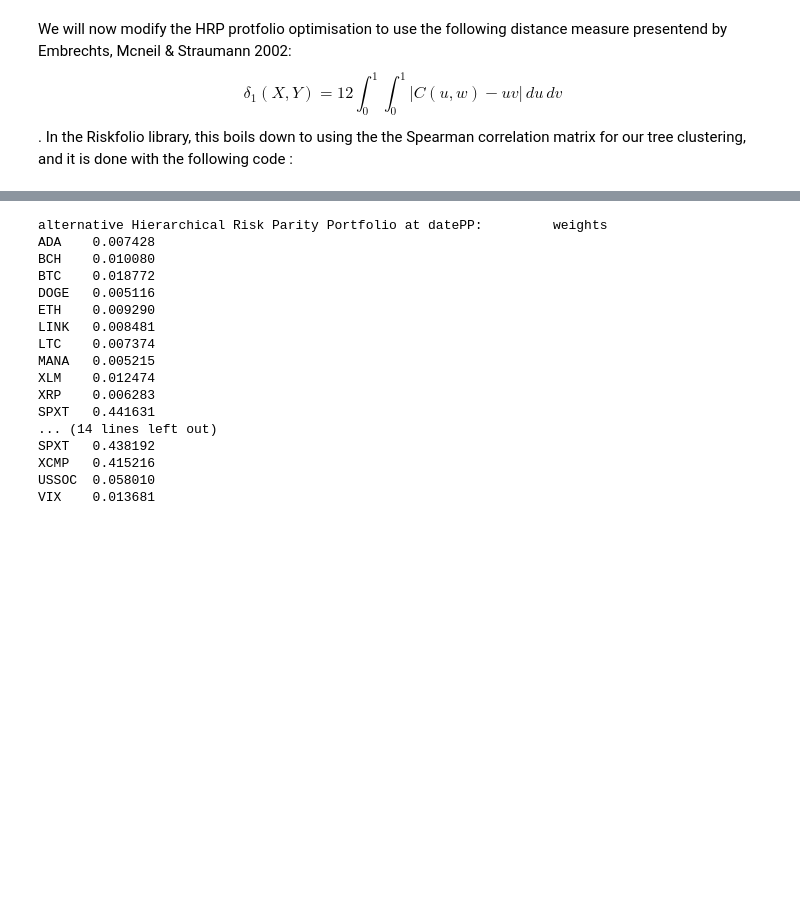
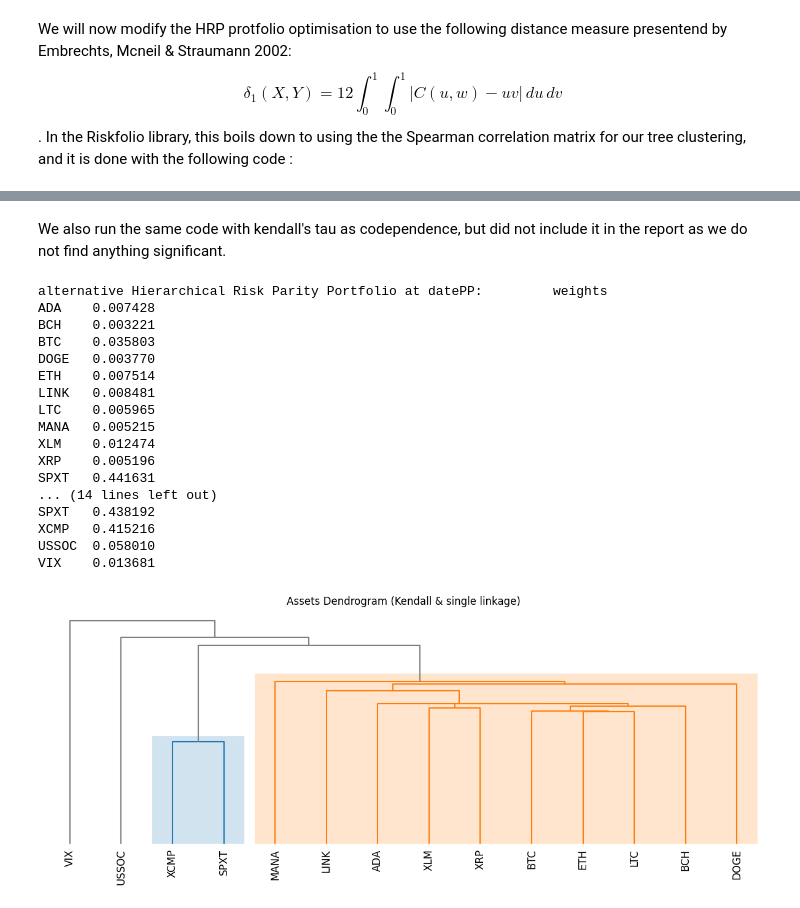
Before and after one commit to kamalnour/blockchain, a Jupyter notebook: Portfolio_part_1.ipynb, the cells around one changed output, grey strips where cells are left out. Drawn from its saved outputs; the diff is of its cells as text; code cells hidden in the pictures; blank space fills up the shorter version.

```diff
--- a/Portfolio_part_1.ipynb
+++ b/Portfolio_part_1.ipynb
@@ -506,28 +526,39 @@ def alt_HRP_portfolio(y:str):
+# %% [markdown]
+We also run the same code with kendall's tau as codependence, but did not include it in the report as we do not find anything significant.
 # %%
+ax = rp.plot_dendrogram(returns=df,
+                        codependence='kendall',
+                        linkage='single',
+                        k=None,
+                        max_k=10,
+                        leaf_order=True,
+                        ax=None)
+
 # Calculate portfolio for datePP
-alt_HRP_port_datePP = alt_HRP_portfolio(datePP)
+alt_HRP_port_datePP = hierarchical_risk_parity_portfolio(datePP, "kendall")
 
 # Calculate portfolios for dateTr
-alt_HRP_port_dateTr = alt_HRP_portfolio(dateTr)
+alt_HRP_port_dateTr = hierarchical_risk_parity_portfolio(dateTr, "kendall")
 
 # Print the results
 print("alternative Hierarchical Risk Parity Portfolio at datePP:", alt_HRP_port_datePP)
 print("alternative Hierarchical Risk Parity Portfolio at dateTr:", alt_HRP_port_dateTr)
 # %% [output]
 alternative Hierarchical Risk Parity Portfolio at datePP:         weights
 ADA    0.007428
-BCH    0.010080
-BTC    0.018772
-DOGE   0.005116
-ETH    0.009290
+BCH    0.003221
+BTC    0.035803
+DOGE   0.003770
+ETH    0.007514
 LINK   0.008481
-LTC    0.007374
+LTC    0.005965
 MANA   0.005215
 XLM    0.012474
-XRP    0.006283
+XRP    0.005196
 SPXT   0.441631
 ... (14 lines left out)
 SPXT   0.438192
 XCMP   0.415216
 USSOC  0.058010
 VIX    0.013681
+[figure, added]
```
Also changed, not shown: parts of 5 cells of this notebook.
